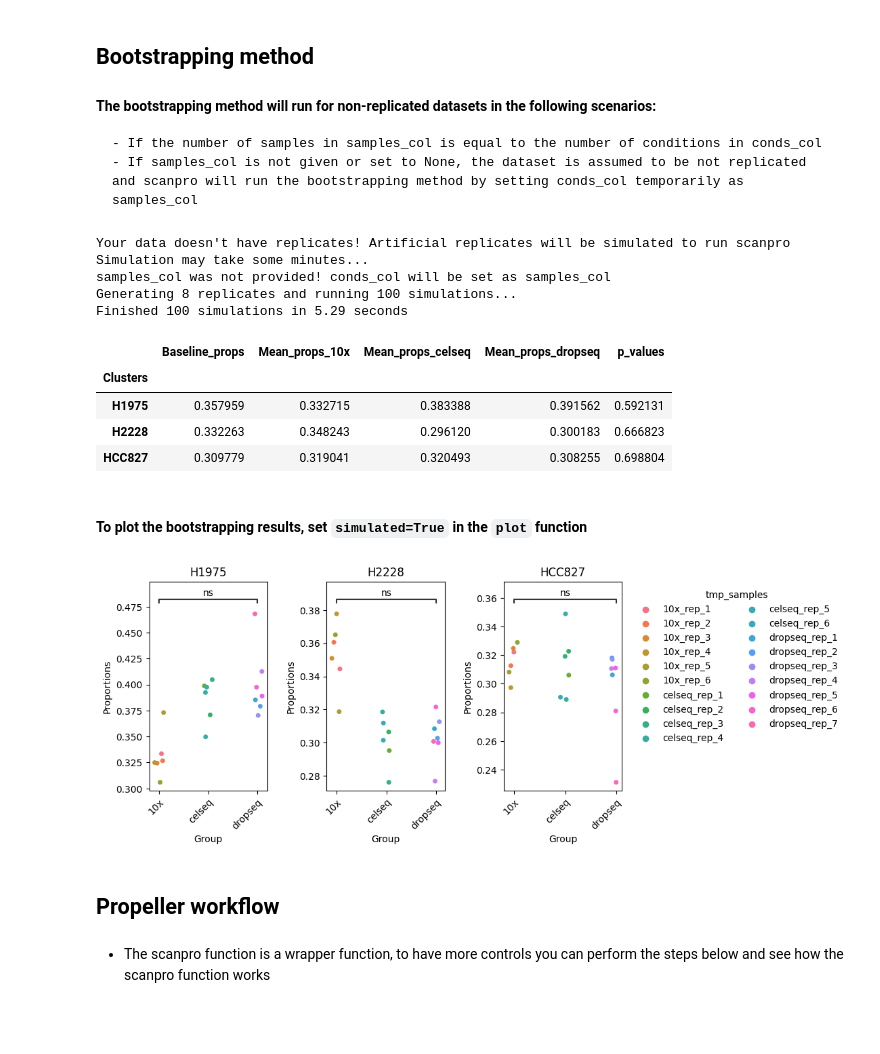
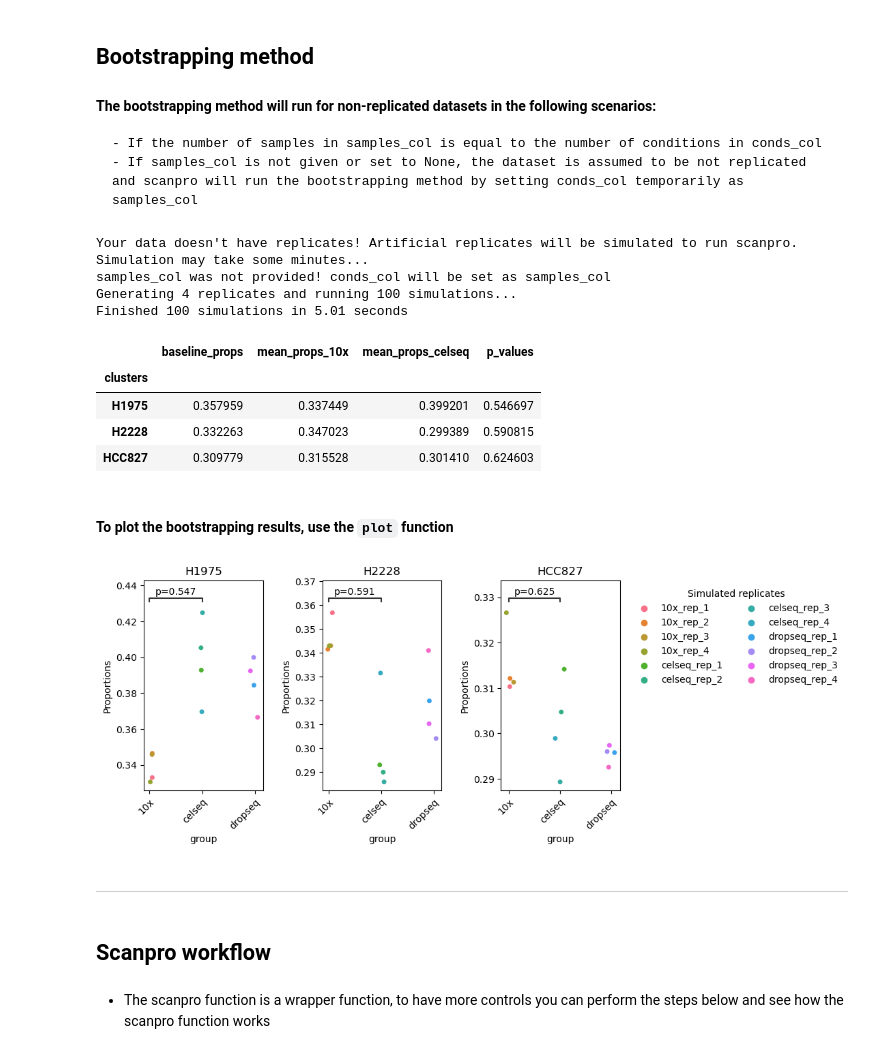
Before and after one commit to loosolab/scanpro, a Jupyter notebook: examples/proportion_analysis.ipynb, the cells around one changed output. Cells and saved outputs as stored; diff of their text form; code cells hidden in the pictures; blank space fills up the shorter version.

```diff
--- a/examples/proportion_analysis.ipynb
+++ b/examples/proportion_analysis.ipynb
@@ -20,7 +25,7 @@ from scanpro.get_transformed_props import *
     - sample
     - clusters/celltypes
 # %%
-adata = ad.read_h5ad('/mnt/workspace/yalayou/scATAC_seq/framework/data/thesis/data/propeller_tutorial.h5ad')
+adata = ad.read_h5ad('scanpro_tutorial.h5ad')
 adata
 # %% [output]
 AnnData object with n_obs × n_vars = 2802 × 13575
@@ -132,28 +163,34 @@ out.plot(kind='stripplot')
     and scanpro will run the bootstrapping method by setting conds_col temporarily as samples_col
 # %%
 out_boot = scanpro.scanpro(adata, clusters_col='cluster',
-                              conds_col='group', transform='logit')
+                           conds_col='group',
+                           transform='arcsin',
+                           n_reps=4,
+                           conditions=['10x', 'celseq']
+                          )
 
 out_boot.results
 # %% [output]
-Your data doesn't have replicates! Artificial replicates will be simulated to run scanpro
+Your data doesn't have replicates! Artificial replicates will be simulated to run scanpro.
 Simulation may take some minutes...
 samples_col was not provided! conds_col will be set as samples_col
-Generating 8 replicates and running 100 simulations...
-Finished 100 simulations in 5.29 seconds
+Generating 4 replicates and running 100 simulations...
+Finished 100 simulations in 5.01 seconds
-|  | Baseline_props | Mean_props_10x | Mean_props_celseq | Mean_props_dropseq | p_values |
-| Clusters |  |  |  |  |  |
-| H1975 | 0.357959 | 0.332715 | 0.383388 | 0.391562 | 0.592131 |
-| H2228 | 0.332263 | 0.348243 | 0.296120 | 0.300183 | 0.666823 |
-| HCC827 | 0.309779 | 0.319041 | 0.320493 | 0.308255 | 0.698804 |
+|  | baseline_props | mean_props_10x | mean_props_celseq | p_values |
+| clusters |  |  |  |  |
+| H1975 | 0.357959 | 0.337449 | 0.399201 | 0.546697 |
+| H2228 | 0.332263 | 0.347023 | 0.299389 | 0.590815 |
+| HCC827 | 0.309779 | 0.315528 | 0.301410 | 0.624603 |
 # %% [markdown]
-#### To plot the bootstrapping results, set `simulated=True` in the `plot` function
+#### To plot the bootstrapping results, use the `plot` function
 # %%
-out_boot.plot(kind='stripplot', simulated=True)
+out_boot.plot()
 # %% [output]
-[figure, old version]
+[figure, new version]
+# %% [markdown]
+-----------
 # %% [markdown]
-## Propeller workflow
+## Scanpro workflow
 # %% [markdown]
 * The scanpro function is a wrapper function, to have more controls you can perform the steps below and see how the scanpro
 function works
```
Also changed, not shown: parts of 26 cells of this notebook, 1 other file.
